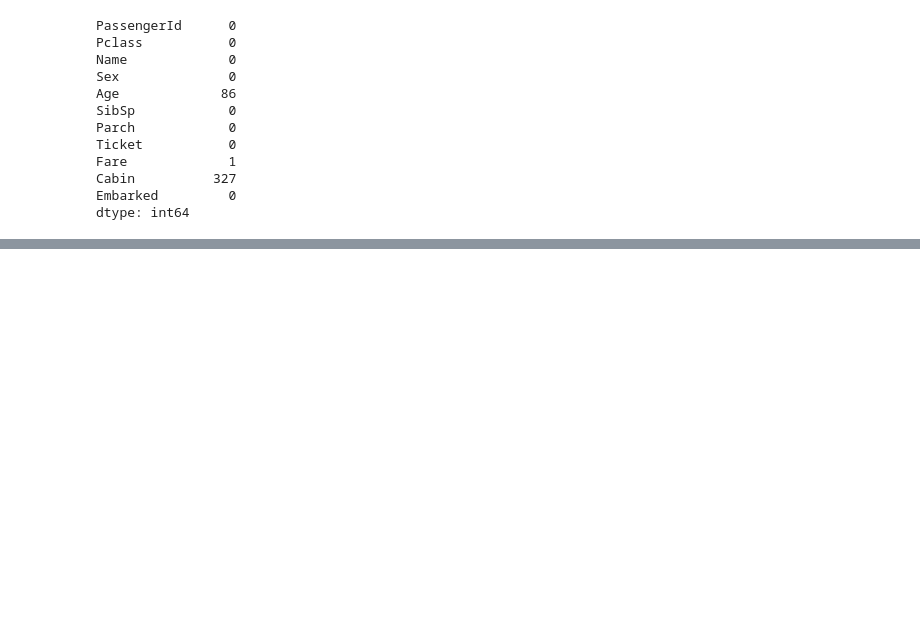
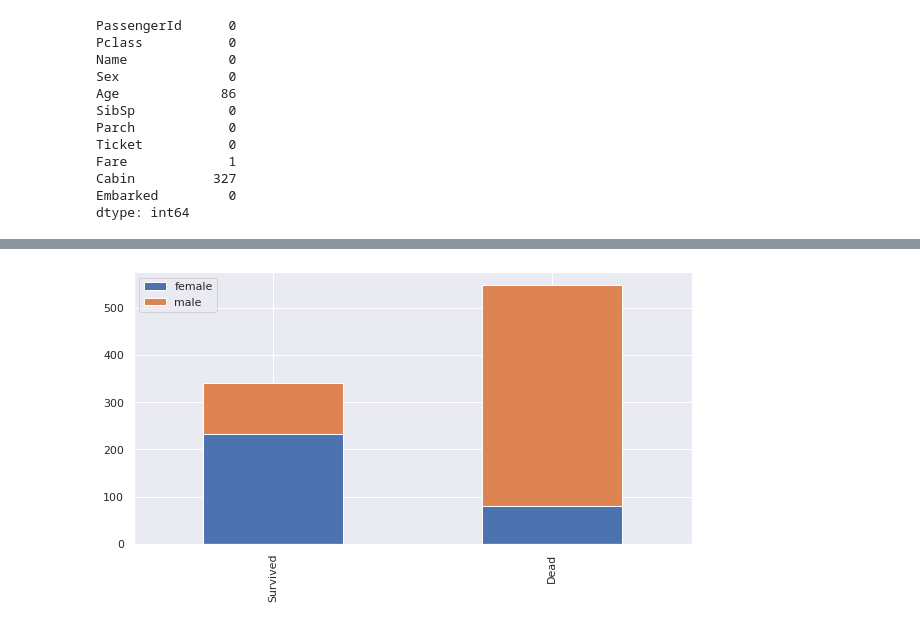
Before and after one commit to Zaedul-Islam/Kaggle, a Jupyter notebook: Titanic - Machine Learning from Disaster/Titanic.ipynb, the cells around one changed output, grey strips where cells are left out. Cells and saved outputs as stored; diff of their text form; code cells hidden in the pictures; blank space fills up the shorter version.

Commit message:
Perform data visualization

```diff
--- a/Titanic - Machine Learning from Disaster/Titanic.ipynb
+++ b/Titanic - Machine Learning from Disaster/Titanic.ipynb
@@ -137,0 +139,12 @@ dtype: int64
+# %%
+# Importing 'matplotlib' library
+#  matplotlib - The Python library is needed to plot nice charts
+import matplotlib.pyplot as plt
+
+# To accomodate visualization charts in Jupyter Notebook 'inline' method is introduced
+%matplotlib inline
+
+# Importing 'seaborn' library
+# 'seaborn' - a matplotlib based statistical graphical library
+import seaborn as sns
+sns.set()
@@ -137,0 +159,11 @@ dtype: int64
+# %%
+def drawBarChart(feature):
+    survived = train[train['Survived'] == 1][feature].value_counts()
+    dead = train[train['Survived'] == 0][feature].value_counts()
+    df = pd.DataFrame([survived, dead])
+    df.index = ['Survived', 'Dead']
+    df.plot(kind = 'bar', stacked = True, figsize = (10, 5))
+# %%
+drawBarChart('Sex')
+# %% [output]
+[figure, added]
```
Also changed, not shown: parts of 10 cells of this notebook.
